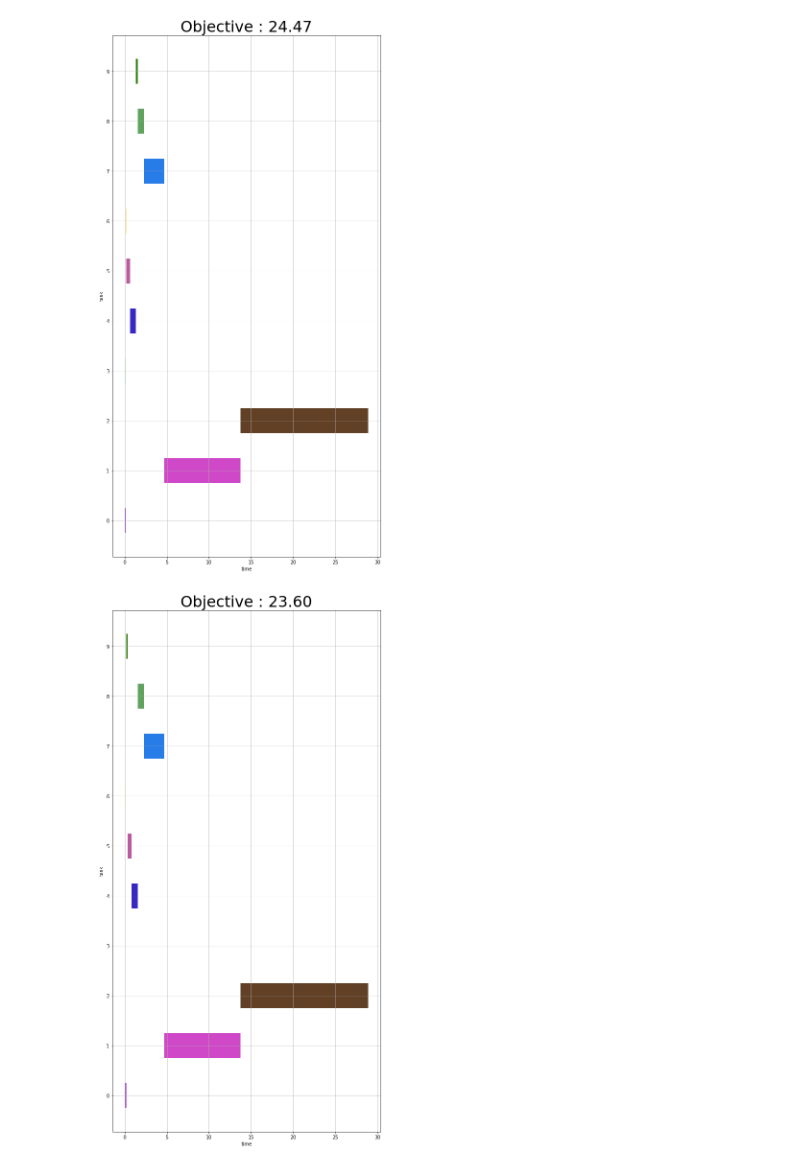
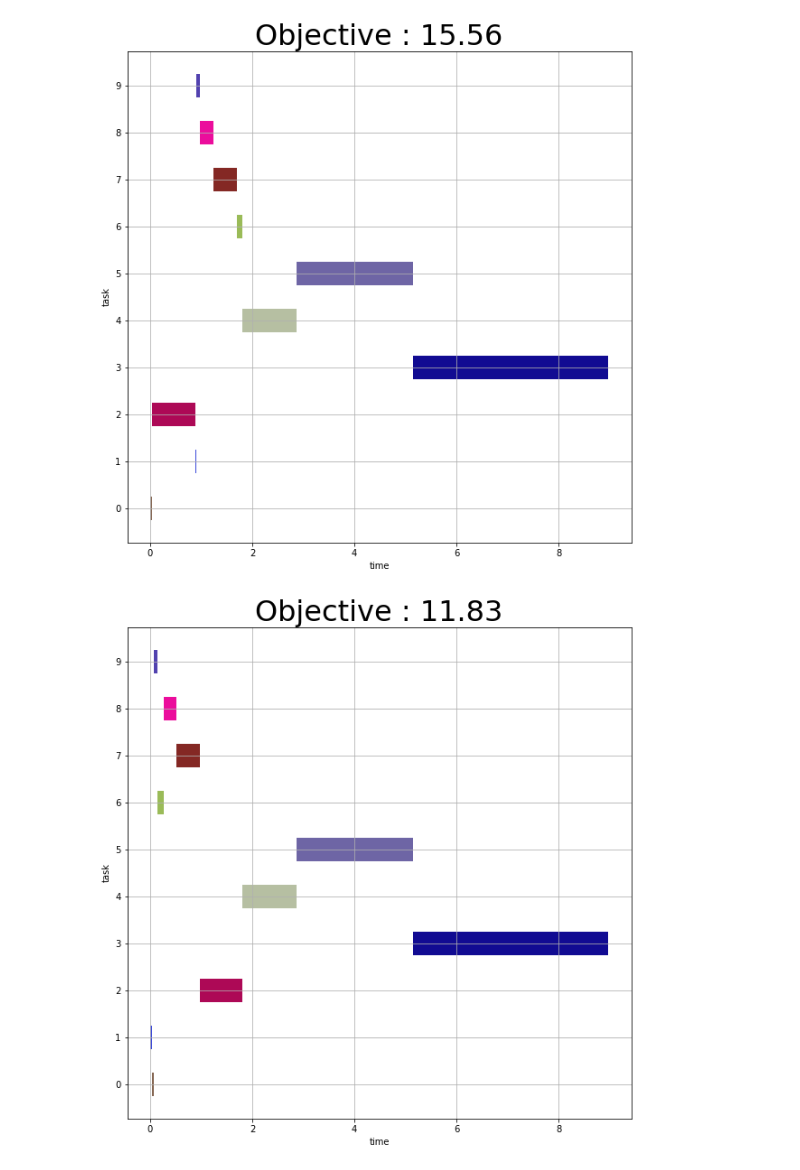
Before and after one commit to mbeni12333/robinhood, a Jupyter notebook: src/Simulations.ipynb, the cells around one changed output. Saved outputs shown, nothing was run; the diff lists cells and outputs as text; code cells hidden in the pictures.

```diff
--- a/src/Simulations.ipynb
+++ b/src/Simulations.ipynb
@@ -46,18 +58,18 @@ utils.plotGant(solution, nb_tasks, colors, obj)
 # %%
-normal_generator1 = lambda n: np.random.randn(n) * 0.3
-instance, erreur = utils.generateInstance(nb_tasks, eps_generator=normal_generator1)
+normal_generator = lambda n: np.random.randn(n)*10
+instance, erreur = utils.generateInstance(nb_tasks, eps_generator=utils.normal_generator) #sigma = 1
 #Predict
 solution = algos.PREDICT(instance)
 obj = utils.evaluateObjective(instance, solution)
-utils.plotGant(solution, nb_tasks, colors, obj)
+utils.plotGant(solution, nb_tasks, colors, obj, filename = 'NormalPREDICTS10.png')
 #SPT
 solution = algos.SPT(instance)
 obj = utils.evaluateObjective(instance, solution)
-utils.plotGant(solution, nb_tasks, colors, obj)
+utils.plotGant(solution, nb_tasks, colors, obj, filename = 'NormalSPTS10.png')
 #Round Robin
 solution = algos.ROUND_ROBIN(instance)
 obj = utils.evaluateObjective(instance, solution)
-utils.plotGant(solution, nb_tasks, colors, obj)
+utils.plotGant(solution, nb_tasks, colors, obj, filename = 'NormalRRS10.png')
 # %% [output]
-[figure, old version]
+[figure, new version]
-[figure, old version]
+[figure, new version]
```
Also changed, not shown: parts of 5 cells of this notebook, 10 other files.
